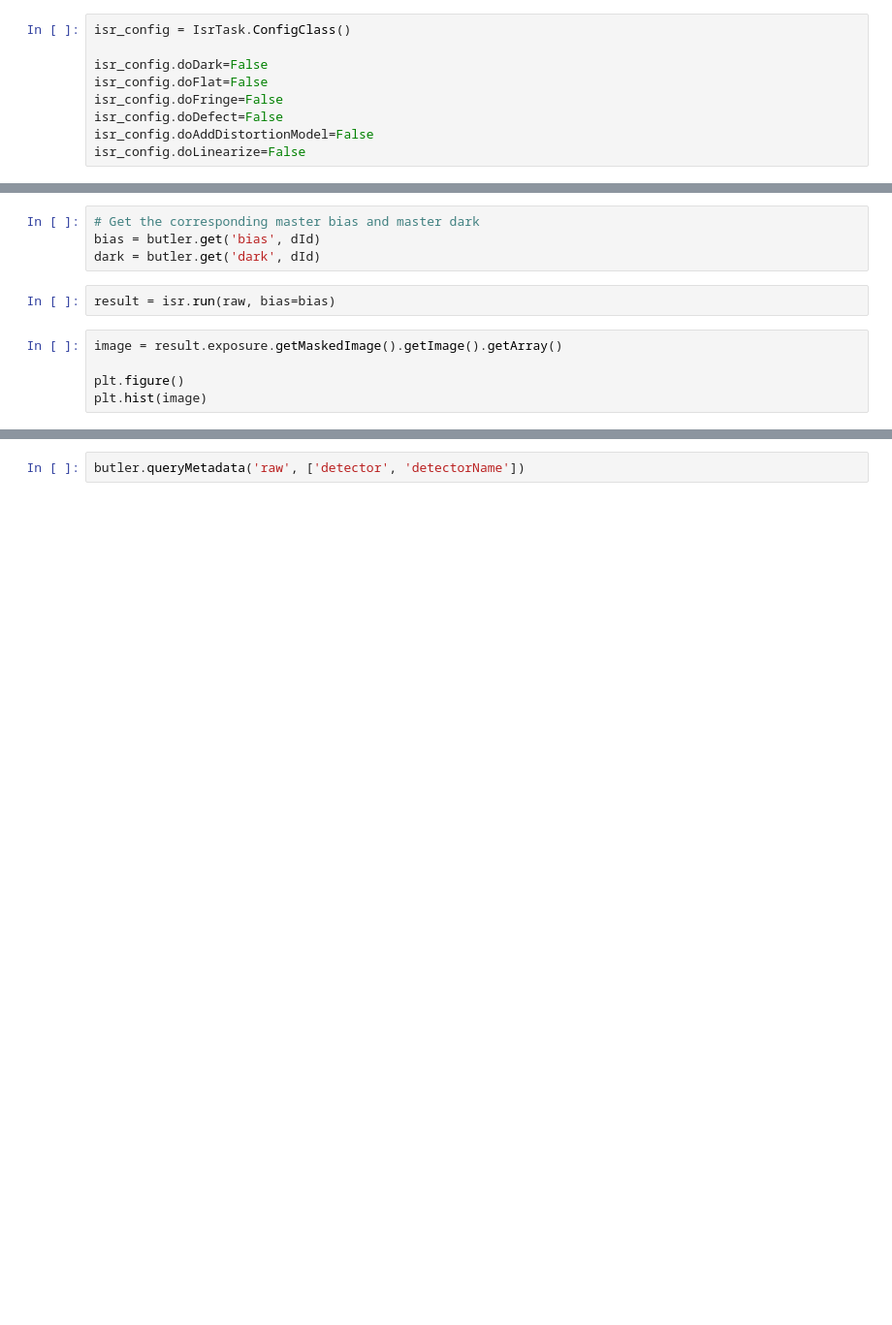
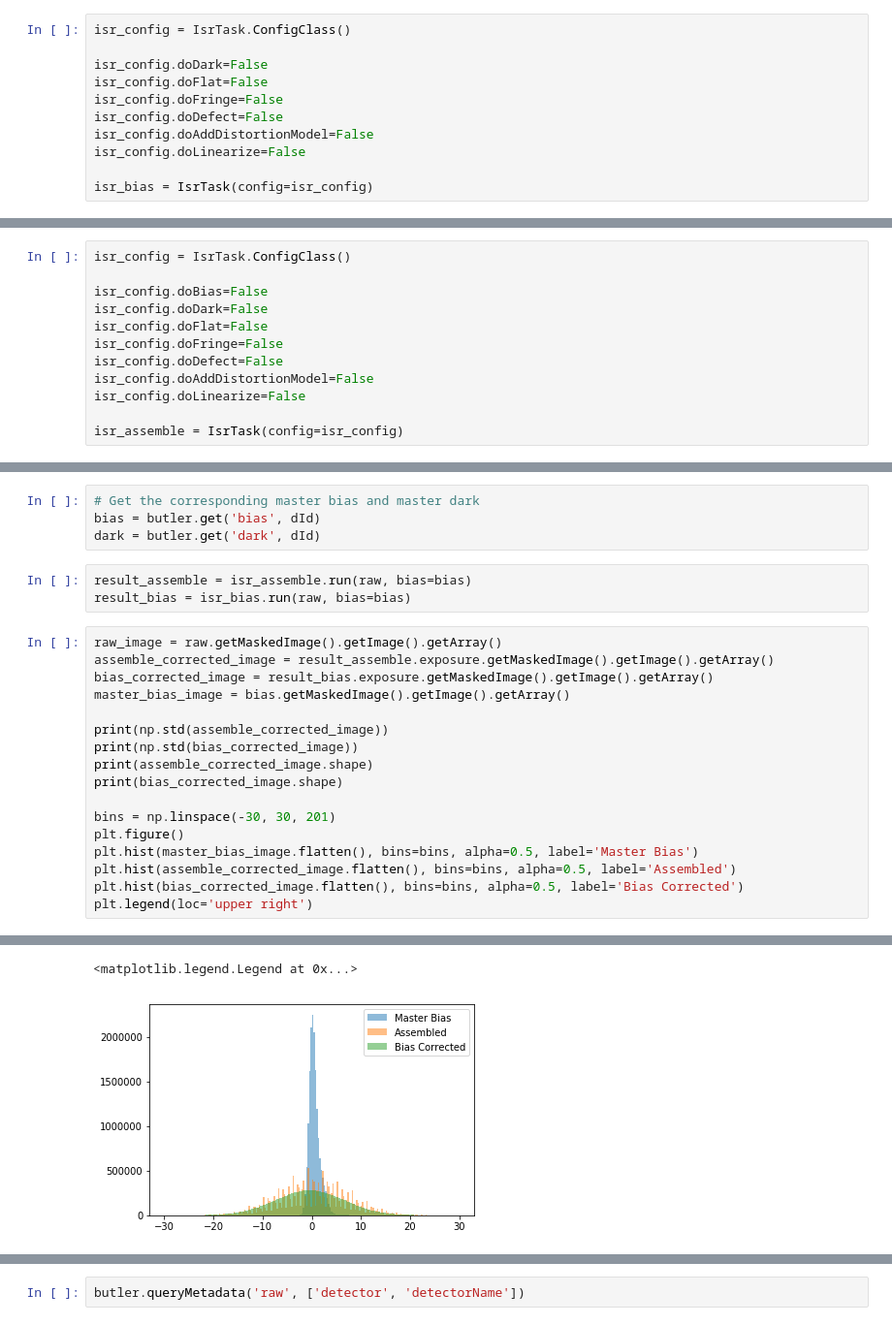
Before and after one commit to lsst/bootcamp-work, a Jupyter notebook: isr_exploration/noise_distributions.ipynb, the cells around one changed output, grey strips where cells are left out. Shown at 97% size. Cells and saved outputs as stored; diff of their text form; blank space fills up the shorter version.

Commit message:
Add plotting capability

```diff
--- a/isr_exploration/noise_distributions.ipynb
+++ b/isr_exploration/noise_distributions.ipynb
@@ -46,3 +56,5 @@ isr_config.doFringe=False
 isr_config.doDefect=False
 isr_config.doAddDistortionModel=False
 isr_config.doLinearize=False
+
+isr_bias = IsrTask(config=isr_config)
@@ -51,3 +61,15 @@ isr = IsrTask(config=isr_config)
+# %%
+isr_config = IsrTask.ConfigClass()
+
+isr_config.doBias=False
+isr_config.doDark=False
+isr_config.doFlat=False
+isr_config.doFringe=False
+isr_config.doDefect=False
+isr_config.doAddDistortionModel=False
+isr_config.doLinearize=False
+
+isr_assemble = IsrTask(config=isr_config)
 # %%
 # Instantiate butler and print out what types of raw exposures exist in this data repository
 BOOTCAMP_REPO_DIR = '/project/bootcamp/repo_RTM-007/'
@@ -74,10 +102,24 @@ raw = butler.get('raw', dId)
 # Get the corresponding master bias and master dark
 bias = butler.get('bias', dId)
 dark = butler.get('dark', dId)
-# %%
-result = isr.run(raw, bias=bias)
-# %%
-image = result.exposure.getMaskedImage().getImage().getArray()
-
-plt.figure()
-plt.hist(image)
+# %%
+result_assemble = isr_assemble.run(raw, bias=bias)
+result_bias = isr_bias.run(raw, bias=bias)
+# %%
+raw_image = raw.getMaskedImage().getImage().getArray()
+assemble_corrected_image = result_assemble.exposure.getMaskedImage().getImage().getArray()
+bias_corrected_image = result_bias.exposure.getMaskedImage().getImage().getArray()
+master_bias_image = bias.getMaskedImage().getImage().getArray()
+
+print(np.std(assemble_corrected_image))
+print(np.std(bias_corrected_image))
+print(assemble_corrected_image.shape)
+print(bias_corrected_image.shape)
+
+bins = np.linspace(-30, 30, 201)
+plt.figure()
+plt.hist(master_bias_image.flatten(), bins=bins, alpha=0.5, label='Master Bias')
+plt.hist(assemble_corrected_image.flatten(), bins=bins, alpha=0.5, label='Assembled')
+plt.hist(bias_corrected_image.flatten(), bins=bins, alpha=0.5, label='Bias Corrected')
+plt.legend(loc='upper right')
+# %% [output]
@@ -83,0 +130,2 @@ plt.hist(image)
+<matplotlib.legend.Legend at 0x...>
+[figure, added]
```
Also changed, not shown: parts of 13 cells of this notebook.
